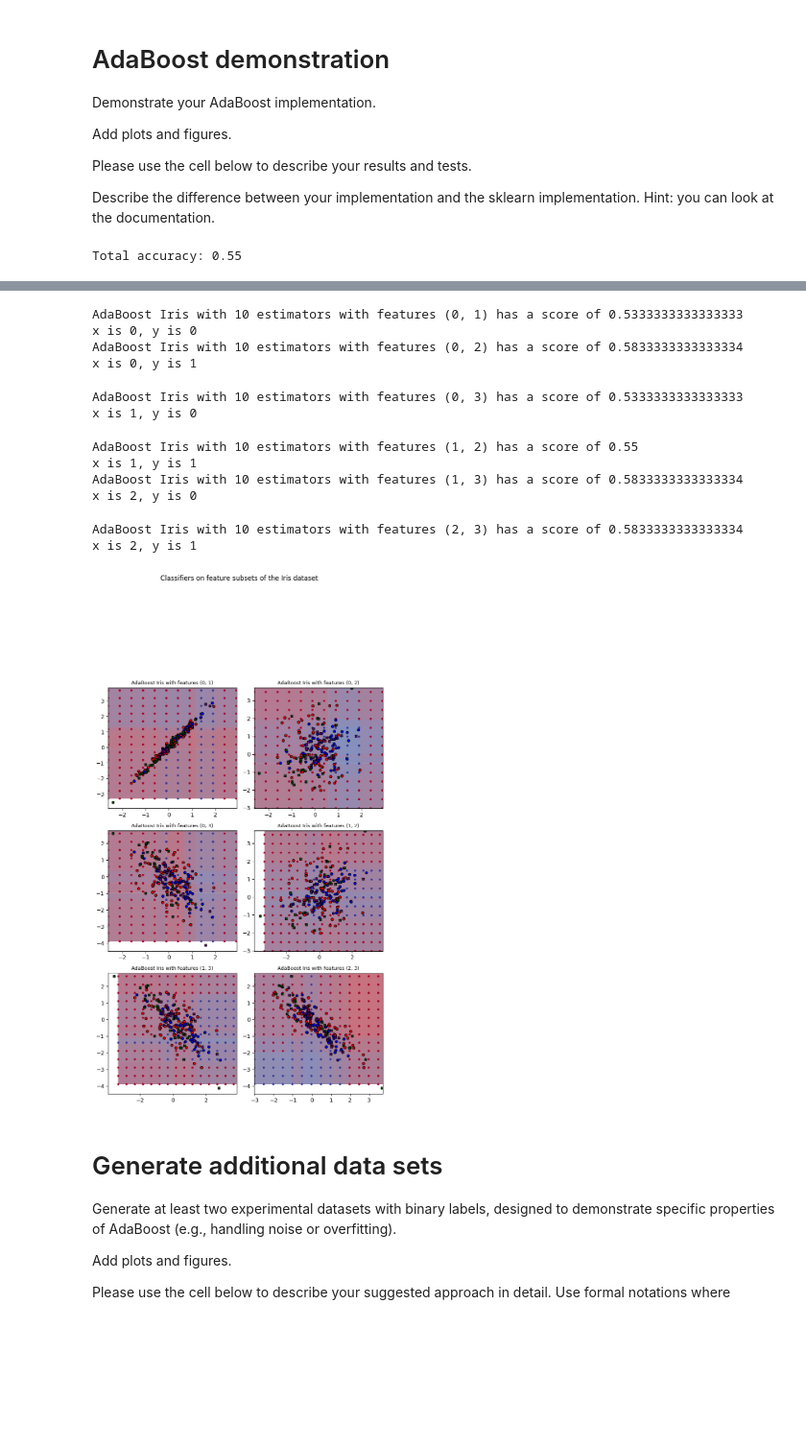
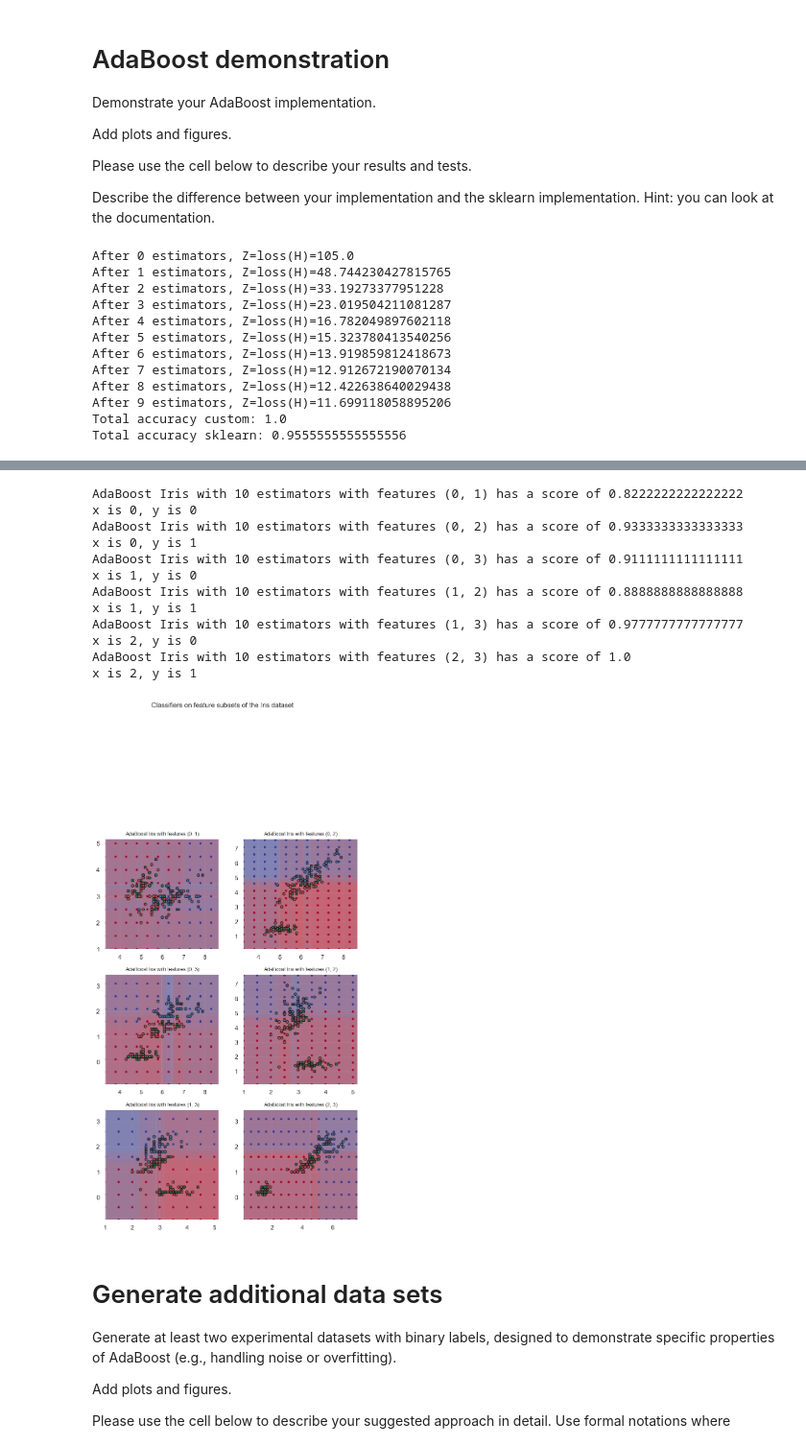
Before and after one commit to stavco9/advancedml-exc2, a Jupyter notebook: 3945_2025A_HW2_Boosting.ipynb, the cells around one changed output, grey strips where cells are left out. Shown at 96% size. Cells and saved outputs as stored; diff of their text form; code cells hidden in the pictures; blank space fills up the shorter version.

Commit message:
Added working implementation + some plots

```diff
--- a/3945_2025A_HW2_Boosting.ipynb
+++ b/3945_2025A_HW2_Boosting.ipynb
@@ -34,27 +34,23 @@ Please use only a **zip** file in your submission.
 ---
 # %%
 # Import necessary libraries
+import matplotlib.pyplot as plt
 import numpy as np
-from sklearn.datasets import (
-    make_classification,
-    load_iris
-)
-from sklearn.model_selection import train_test_split
+import seaborn as sns
+from matplotlib.colors import ListedColormap
+from sklearn.datasets import load_iris, make_classification
 from sklearn.ensemble import (
     AdaBoostClassifier,
     GradientBoostingClassifier,
-    RandomForestClassifier
+    RandomForestClassifier,
 )
 from sklearn.inspection import DecisionBoundaryDisplay
+from sklearn.metrics import ConfusionMatrixDisplay, accuracy_score, confusion_matrix
+from sklearn.model_selection import train_test_split
 from sklearn.tree import DecisionTreeClassifier
-from sklearn.metrics import (
-    ConfusionMatrixDisplay,
-    confusion_matrix,
-    accuracy_score
-)
-import matplotlib.pyplot as plt
-from matplotlib.colors import ListedColormap
+from tqdm.auto import tqdm
 
+sns.set_theme()
 np.random.seed(42)
 # %% [markdown]
 # Design your algorithm
@@ -91,6 +111,7 @@ Please use the cell below to discuss your dataset choice and why it is appropria
 iris = load_iris()
 X = iris.data
 y = iris.target
+y = (iris.target == 2).astype(int) * 2 - 1 # TODO: stav
 X_train, X_test, y_train, y_test = train_test_split(X, y, test_size=0.3) # 70% training and 30% test
 # %%
 X.shape
@@ -237,15 +258,18 @@ custom_model = AdaBoostCustom(T=10)
 sklearn_model = AdaBoostClassifier(n_estimators=10, random_state=42)
 
 # Train Adaboost Classifer
+custom_res = custom_model.fit(X_train, y_train)
 sklearn_res = sklearn_model.fit(X_train, y_train)
 
 #Predict the response for test dataset
-y_pred = sklearn_res.predict(X_test)
+custom_pred = custom_res.predict(X_test)
+sklearn_pred = sklearn_res.predict(X_test)
 
 # Model Accuracy, how often is the classifier correct?
-print("Total accuracy:",accuracy_score(y_test, y_pred))
+print("Total accuracy custom:",accuracy_score(y_test, custom_pred))
+print("Total accuracy sklearn:",accuracy_score(y_test, sklearn_pred))
 
-matrix_plot = confusion_matrix(y_test, y_pred)
+matrix_plot = confusion_matrix(y_test, sklearn_pred)
 cm_display = ConfusionMatrixDisplay(confusion_matrix=matrix_plot)
 cm_display.plot(cmap="magma")
 plt.title(
@@ -256,4 +280,15 @@ plt.show()
 
 print_plots(sklearn_model, X_train, X_test, y_train, y_test, "Iris")
 # %% [output]
-Total accuracy: 0.55
+After 0 estimators, Z=loss(H)=105.0
+After 1 estimators, Z=loss(H)=48.744230427815765
+After 2 estimators, Z=loss(H)=33.19273377951228
+After 3 estimators, Z=loss(H)=23.019504211081287
+After 4 estimators, Z=loss(H)=16.782049897602118
+After 5 estimators, Z=loss(H)=15.323780413540256
+After 6 estimators, Z=loss(H)=13.919859812418673
+After 7 estimators, Z=loss(H)=12.912672190070134
+After 8 estimators, Z=loss(H)=12.422638640029438
+After 9 estimators, Z=loss(H)=11.699118058895206
+Total accuracy custom: 1.0
+Total accuracy sklearn: 0.9555555555555556
@@ -261,16 +296,16 @@ Total accuracy: 0.55
-AdaBoost Iris with 10 estimators with features (0, 1) has a score of 0.5333333333333333
+AdaBoost Iris with 10 estimators with features (0, 1) has a score of 0.8222222222222222
 x is 0, y is 0
-AdaBoost Iris with 10 estimators with features (0, 2) has a score of 0.5833333333333334
+AdaBoost Iris with 10 estimators with features (0, 2) has a score of 0.9333333333333333
 x is 0, y is 1
+AdaBoost Iris with 10 estimators with features (0, 3) has a score of 0.9111111111111111
+x is 1, y is 0
+AdaBoost Iris with 10 estimators with features (1, 2) has a score of 0.8888888888888888
+x is 1, y is 1
+AdaBoost Iris with 10 estimators with features (1, 3) has a score of 0.9777777777777777
+x is 2, y is 0
+AdaBoost Iris with 10 estimators with features (2, 3) has a score of 1.0
+x is 2, y is 1
-AdaBoost Iris with 10 estimators with features (0, 3) has a score of 0.5333333333333333
-x is 1, y is 0
-AdaBoost Iris with 10 estimators with features (1, 2) has a score of 0.55
-x is 1, y is 1
-AdaBoost Iris with 10 estimators with features (1, 3) has a score of 0.5833333333333334
-x is 2, y is 0
-AdaBoost Iris with 10 estimators with features (2, 3) has a score of 0.5833333333333334
-x is 2, y is 1
-[figure, old version]
+[figure, new version]
 # %% [markdown]
 # Generate additional data sets
 Generate at least two experimental datasets with binary labels, designed to demonstrate specific properties of AdaBoost (e.g., handling noise or overfitting).
```
Also changed, not shown: parts of 6 cells of this notebook.
